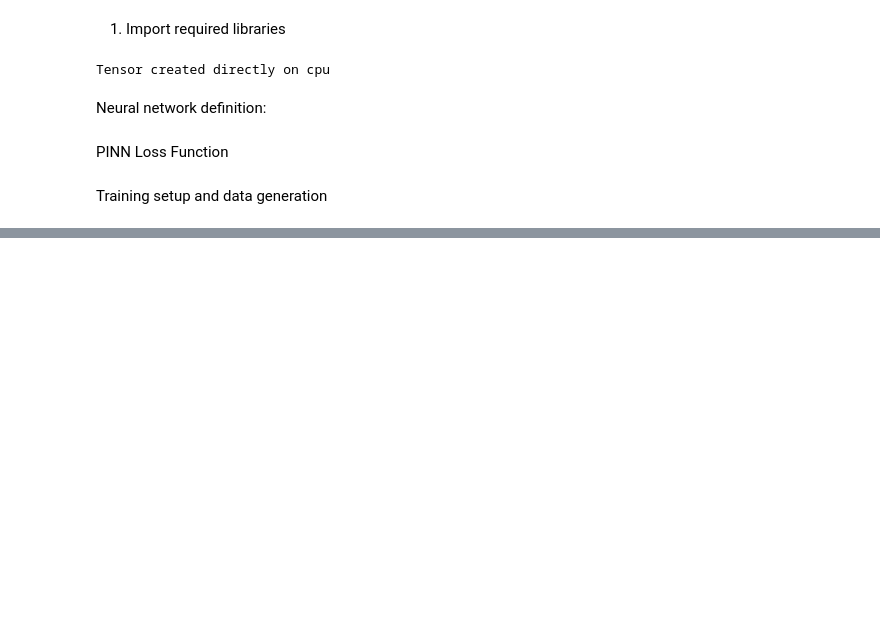
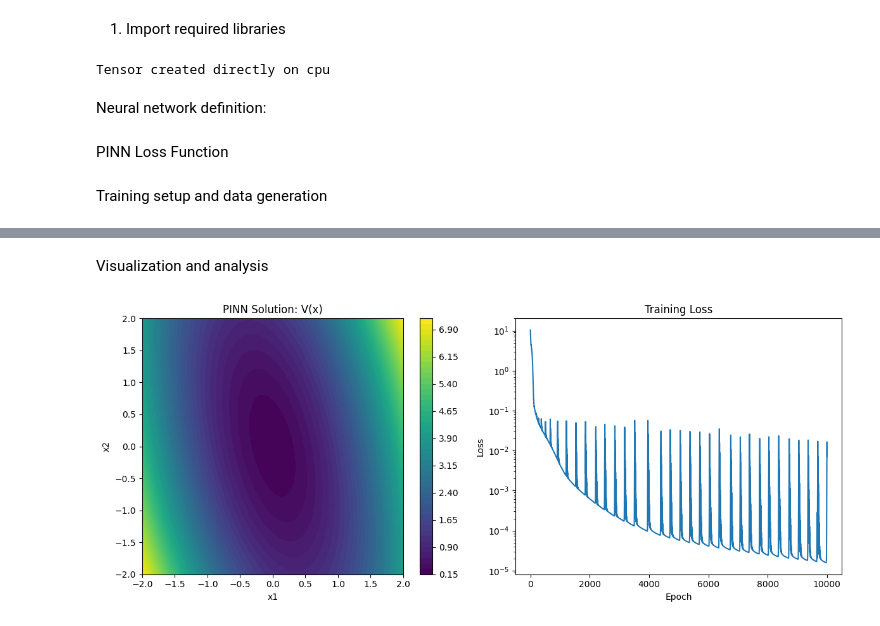
Before and after one commit to jujopo/ams-516, a Jupyter notebook: homework_1.ipynb, the cells around one changed output, grey strips where cells are left out. Cells and saved outputs as stored; diff of their text form; code cells hidden in the pictures; blank space fills up the shorter version.

```diff
--- a/homework_1.ipynb
+++ b/homework_1.ipynb
@@ -362,24 +361,17 @@ class HJB_PINN:
         V = self.model(x)
 
         # Compute ∇V(x) (gradient of V with respect to x)
-        grad_V = torch.autograd.grad(V, x,
-                                     grad_outputs=torch.ones_like(V),
-                                     create_graph=True,
-                                     retain_graph=True)[0]
+        grad_V = torch.autograd.grad(V.sum(), x, create_graph=True)[0]
 
         # Compute ∇²V (Hessian)
         hessian_V = []
         for i in range(x.shape[1]):
             grad_V_i = grad_V[:, i]    # i-th component of the gradient
-            hessian_i = torch.autograd.grad(grad_V_i, x,
-                                            grad_outputs=torch.ones_like(grad_V_i),
-                                            create_graph=True,
-                                            retain_graph=True)[0]
-
-            hessian_V.append(hessian_i)
+            hessian_i = torch.autograd.grad(grad_V_i.sum(), x, create_graph=True)[0]
+            hessian_V.append(hessian_i.unsqueeze(1))
 
         # Stack to get full Hessian: [batch_size, n, n]
-        hessian_V = torch.stack(hessian_V, dim=1)
+        hessian_V = torch.cat(hessian_V, dim=1)
 
         return V, grad_V, hessian_V
 
@@ -406,11 +398,6 @@ class HJB_PINN:
         pde_residual = self.rho * V - (term1 + term2 + term3 + term4)
 
         return torch.mean(pde_residual**2)
-
-    def boundary_loss(self, x_boundary, V_target=0):
-        '''Loss for boundary conditions'''
-        V_pred = self.model(x_boundary)
-        return torch.mean((V_pred - V_target)**2)
 # %% [markdown]
 Training setup and data generation
 # %%
@@ -447,0 +464,43 @@ scheduler = optim.lr_scheduler.ReduceLROnPlateau(optimizer, patience=500, factor
+# %% [markdown]
+Visualization and analysis
+# %%
+def analyze_solution(model, pinn):
+    """Compare PINN solution with analytical solution"""
+    # Create test grid
+    x1 = torch.linspace(-2, 2, 50)
+    x2 = torch.linspace(-2, 2, 50)
+    X1, X2 = torch.meshgrid(x1, x2, indexing='ij')
+    x_test = torch.stack([X1.reshape(-1), X2.reshape(-1)], dim=1).to(device)
+
+    # PINN prediction
+    with torch.no_grad():
+        V_pinn = model(x_test).cpu().numpy()
+
+    # Reshape for plotting
+    V_pinn_grid = V_pinn.reshape(50, 50)
+
+    # Plot results
+    plt.figure(figsize=(12, 5))
+
+    plt.subplot(1, 2, 1)
+    contour = plt.contourf(X1.numpy(), X2.numpy(), V_pinn_grid, levels=50)
+    plt.colorbar(contour)
+    plt.xlabel('x1')
+    plt.ylabel('x2')
+    plt.title('PINN Solution: V(x)')
+
+    plt.subplot(1, 2, 2)
+    plt.semilogy(losses)
+    plt.xlabel('Epoch')
+    plt.ylabel('Loss')
+    plt.title('Training Loss')
+
+    plt.tight_layout()
+    plt.show()
+
+    return V_pinn_grid
+
+# Analyze the trained model
+V_pinn = analyze_solution(model, pinn)
+# %% [output]
+[figure, added]
```
Also changed, not shown: parts of 9 cells of this notebook, 1 other file.
